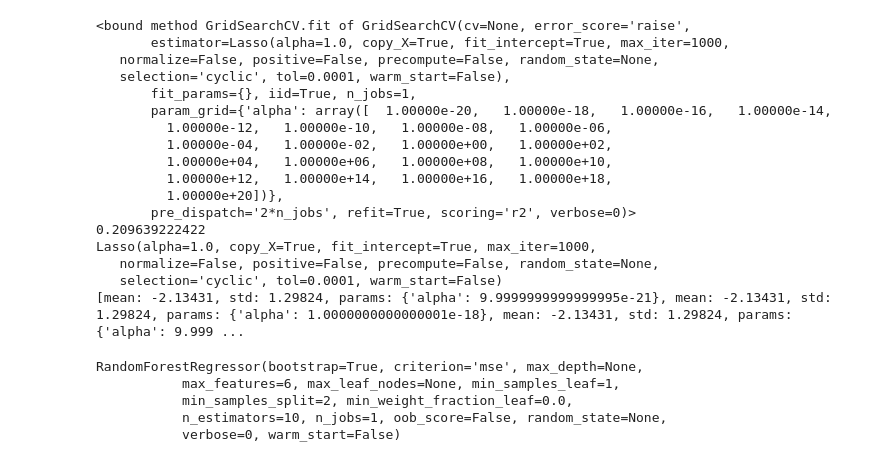
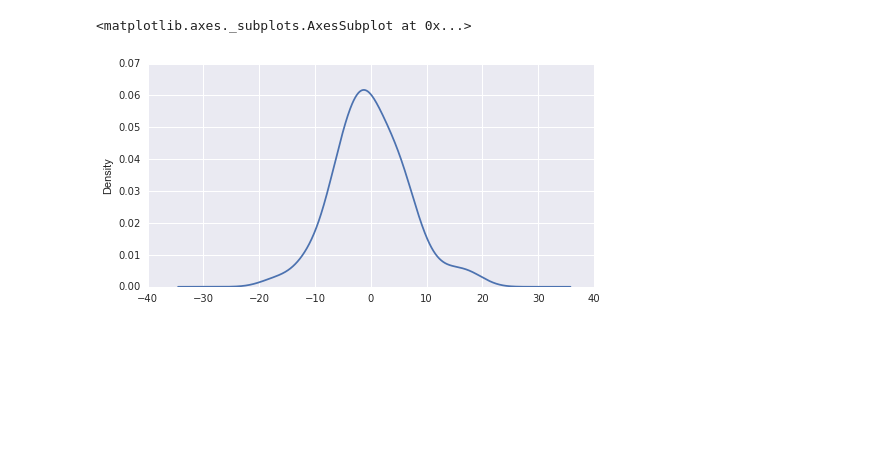
Before and after one commit to almatee/TrisAlma_GA_DAT_NYC_9_27, a Jupyter notebook: Final-Project/Code.ipynb, the cells around one changed output. Saved outputs shown, nothing was run; the diff lists cells and outputs as text; code cells hidden in the pictures; blank space fills up the shorter version.

```diff
--- a/Final-Project/Code.ipynb
+++ b/Final-Project/Code.ipynb
@@ -406,7 +214,0 @@ residuals.plot(kind="density",
-# %%
-# Test single variables
-
-Trump_log = np.log(X['TrumpSupport'])
-
-est = sm.OLS(y,Trump_log).fit()
-est.summary()
@@ -597,15 +214,0 @@ Lasso(alpha=10.0, copy_X=True, fit_intercept=True, max_iter=1000,
-# %%
-from sklearn import grid_search
-
-alphas = np.logspace(-20, 20, 21)
-gs = grid_search.GridSearchCV(
-    estimator=linear_model.Lasso(),
-    param_grid={'alpha': alphas},
-    scoring='r2')
-
-gs.fit(feature_set, y)
-
-print gs.fit
-print gs.best_score_
-print gs.best_estimator_
-print gs.grid_scores_
@@ -674,42 +215,8 @@ Lasso(alpha=10, copy_X=True, fit_intercept=True, max_iter=1000,
-# %%
-from sklearn import grid_search
-
-alphas = np.logspace(-20, 20, 21)
-gs = grid_search.GridSearchCV(
-    estimator=linear_model.Lasso(),
-    param_grid={'alpha': alphas},
-    scoring='r2')
-
-gs.fit(features, y)
-
-print gs.fit
-print gs.best_score_
-print gs.best_estimator_
-print gs.grid_scores_
-# %% [output]
-<bound method GridSearchCV.fit of GridSearchCV(cv=None, error_score='raise',
-       estimator=Lasso(alpha=1.0, copy_X=True, fit_intercept=True, max_iter=1000,
-   normalize=False, positive=False, precompute=False, random_state=None,
-   selection='cyclic', tol=0.0001, warm_start=False),
-       fit_params={}, iid=True, n_jobs=1,
-       param_grid={'alpha': array([  1.00000e-20,   1.00000e-18,   1.00000e-16,   1.00000e-14,
-         1.00000e-12,   1.00000e-10,   1.00000e-08,   1.00000e-06,
-         1.00000e-04,   1.00000e-02,   1.00000e+00,   1.00000e+02,
-         1.00000e+04,   1.00000e+06,   1.00000e+08,   1.00000e+10,
-         1.00000e+12,   1.00000e+14,   1.00000e+16,   1.00000e+18,
-         1.00000e+20])},
-       pre_dispatch='2*n_jobs', refit=True, scoring='r2', verbose=0)>
-0.209639222422
-Lasso(alpha=1.0, copy_X=True, fit_intercept=True, max_iter=1000,
-   normalize=False, positive=False, precompute=False, random_state=None,
-   selection='cyclic', tol=0.0001, warm_start=False)
-[mean: -2.13431, std: 1.29824, params: {'alpha': 9.9999999999999995e-21}, mean: -2.13431, std: 1.29824, params: {'alpha': 1.0000000000000001e-18}, mean: -2.13431, std: 1.29824, params: {'alpha': 9.999 ...
-# %%
-rf = RandomForestRegressor(max_features=6)
-rf.fit(features,y)
-# %% [output]
-RandomForestRegressor(bootstrap=True, criterion='mse', max_depth=None,
-           max_features=6, max_leaf_nodes=None, min_samples_leaf=1,
-           min_samples_split=2, min_weight_fraction_leaf=0.0,
-           n_estimators=10, n_jobs=1, oob_score=False, random_state=None,
-           verbose=0, warm_start=False)
+# %%
+# the residuals appear normally distributed
+
+residuals = y - est.predict(X)
+residuals.plot(kind="density", figsize=(8,4))
+# %% [output]
+<matplotlib.axes._subplots.AxesSubplot at 0x...>
+[figure, added]
```
Also changed, not shown: parts of 69 cells of this notebook.
